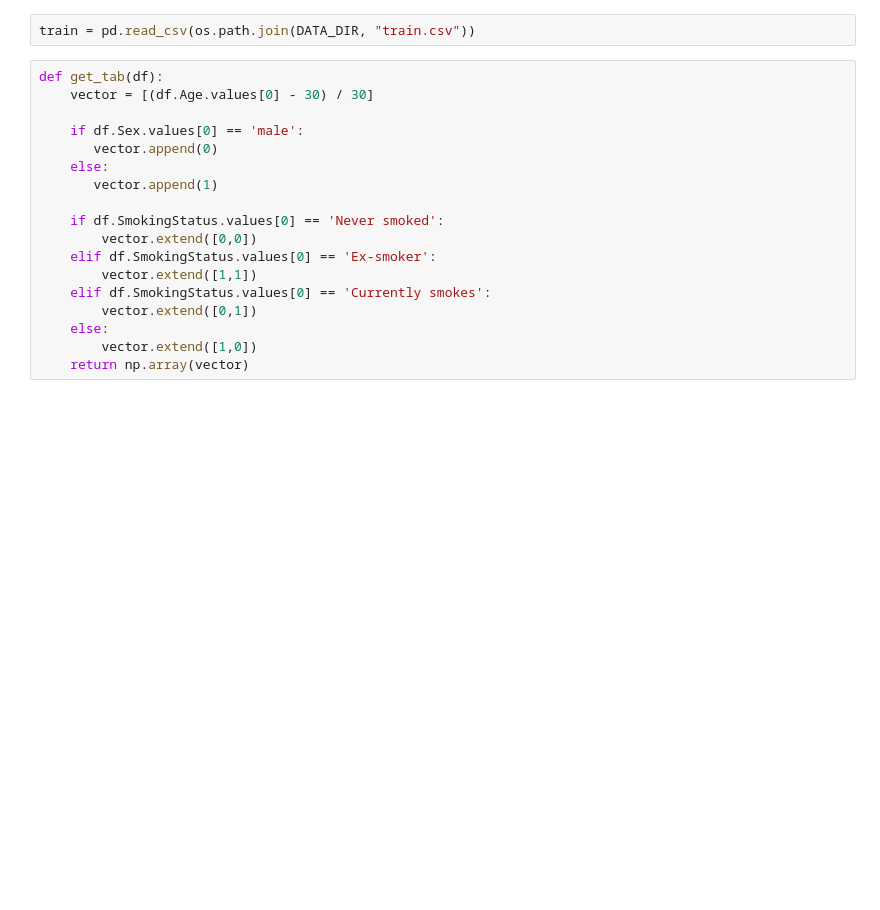
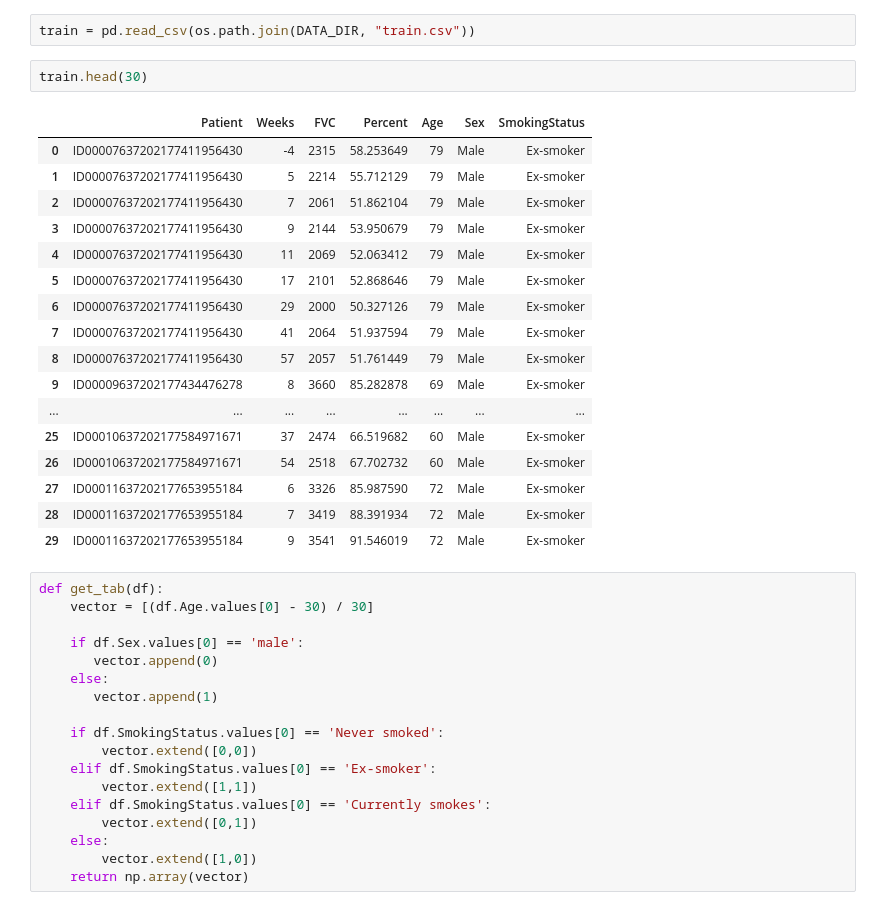
Before and after one commit to jonykarki/Kaggle-OSIC-Pulmonary-Fibrosis-Progression, a Jupyter notebook: EfficientNets_QR/main.ipynb, the cells around one changed output. Cells and saved outputs as stored; diff of their text form; blank space fills up the shorter version.

```diff
--- a/EfficientNets_QR/main.ipynb
+++ b/EfficientNets_QR/main.ipynb
@@ -41,6 +41,26 @@ session = tf.compat.v1.Session(config=config)
 DATA_DIR = CONFIG.CFG.DATA.BASE
 # %%
 train = pd.read_csv(os.path.join(DATA_DIR, "train.csv"))
+# %%
+train.head(30)
+# %% [output]
+|  | Patient | Weeks | FVC | Percent | Age | Sex | SmokingStatus |
+| 0 | ID00007637202177411956430 | -4 | 2315 | 58.253649 | 79 | Male | Ex-smoker |
+| 1 | ID00007637202177411956430 | 5 | 2214 | 55.712129 | 79 | Male | Ex-smoker |
+| 2 | ID00007637202177411956430 | 7 | 2061 | 51.862104 | 79 | Male | Ex-smoker |
+| 3 | ID00007637202177411956430 | 9 | 2144 | 53.950679 | 79 | Male | Ex-smoker |
+| 4 | ID00007637202177411956430 | 11 | 2069 | 52.063412 | 79 | Male | Ex-smoker |
+| 5 | ID00007637202177411956430 | 17 | 2101 | 52.868646 | 79 | Male | Ex-smoker |
+| 6 | ID00007637202177411956430 | 29 | 2000 | 50.327126 | 79 | Male | Ex-smoker |
+| 7 | ID00007637202177411956430 | 41 | 2064 | 51.937594 | 79 | Male | Ex-smoker |
+| 8 | ID00007637202177411956430 | 57 | 2057 | 51.761449 | 79 | Male | Ex-smoker |
+| 9 | ID00009637202177434476278 | 8 | 3660 | 85.282878 | 69 | Male | Ex-smoker |
+| ... | ... | ... | ... | ... | ... | ... | ... |
+| 25 | ID00010637202177584971671 | 37 | 2474 | 66.519682 | 60 | Male | Ex-smoker |
+| 26 | ID00010637202177584971671 | 54 | 2518 | 67.702732 | 60 | Male | Ex-smoker |
+| 27 | ID00011637202177653955184 | 6 | 3326 | 85.987590 | 72 | Male | Ex-smoker |
+| 28 | ID00011637202177653955184 | 7 | 3419 | 88.391934 | 72 | Male | Ex-smoker |
+| 29 | ID00011637202177653955184 | 9 | 3541 | 91.546019 | 72 | Male | Ex-smoker |
 # %%
 def get_tab(df):
     vector = [(df.Age.values[0] - 30) / 30]
```
Also changed, not shown: 2 other files.
